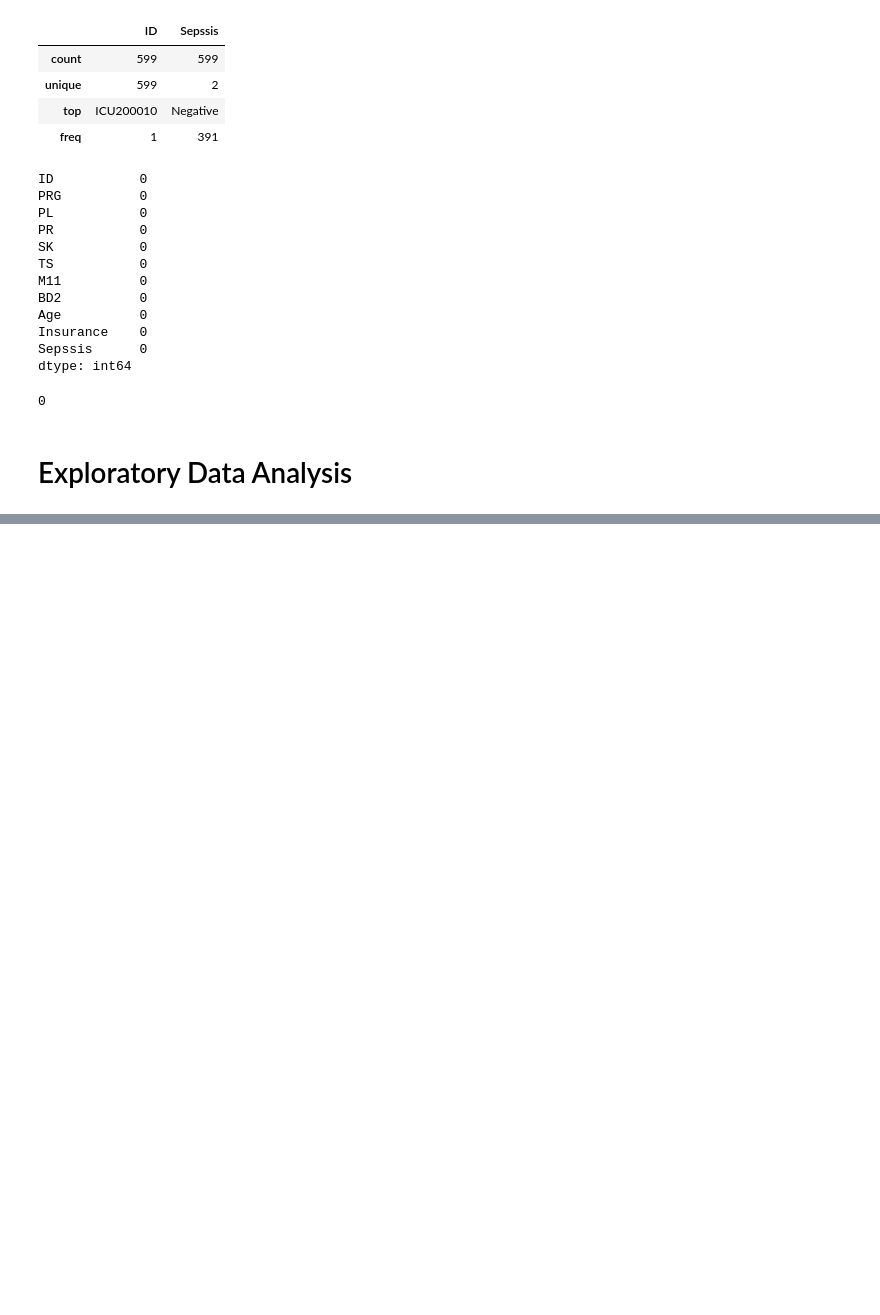
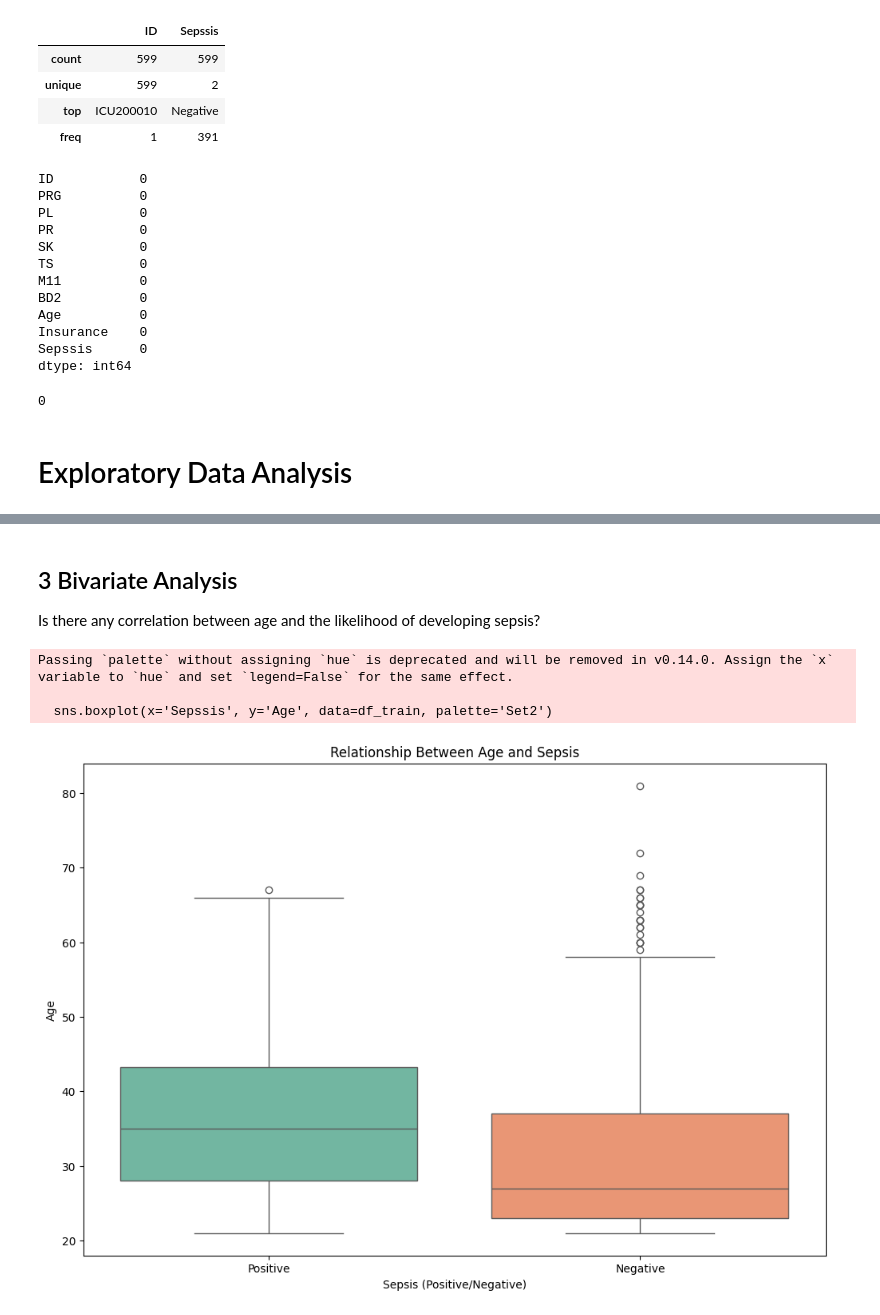
Before and after one commit to DzeBakuEso/lp6_building_api, a Jupyter notebook: src/api_emd.ipynb, the cells around one changed output, grey strips where cells are left out. Drawn from its saved outputs; the diff is of its cells as text; code cells hidden in the pictures; blank space fills up the shorter version.

```diff
--- a/src/api_emd.ipynb
+++ b/src/api_emd.ipynb
@@ -98,0 +145,16 @@ df_train.duplicated().sum() # checking duplicated values
+# %% [markdown]
+## 3 Bivariate Analysis
+Is there any correlation between age and the likelihood of developing sepsis?
+# %%
+# Plotting a boxplot to show the relationship between age and sepsis
+plt.figure(figsize=(12, 8))
+sns.boxplot(x='Sepssis', y='Age', data=df_train, palette='Set2')
+plt.title('Relationship Between Age and Sepsis')
+plt.xlabel('Sepsis (Positive/Negative)')
+plt.ylabel('Age')
+plt.show()
+# %% [output]
+Passing `palette` without assigning `hue` is deprecated and will be removed in v0.14.0. Assign the `x` variable to `hue` and set `legend=False` for the same effect.
+
+  sns.boxplot(x='Sepssis', y='Age', data=df_train, palette='Set2')
+[figure, added]
```
Also changed, not shown: parts of 13 cells of this notebook.
